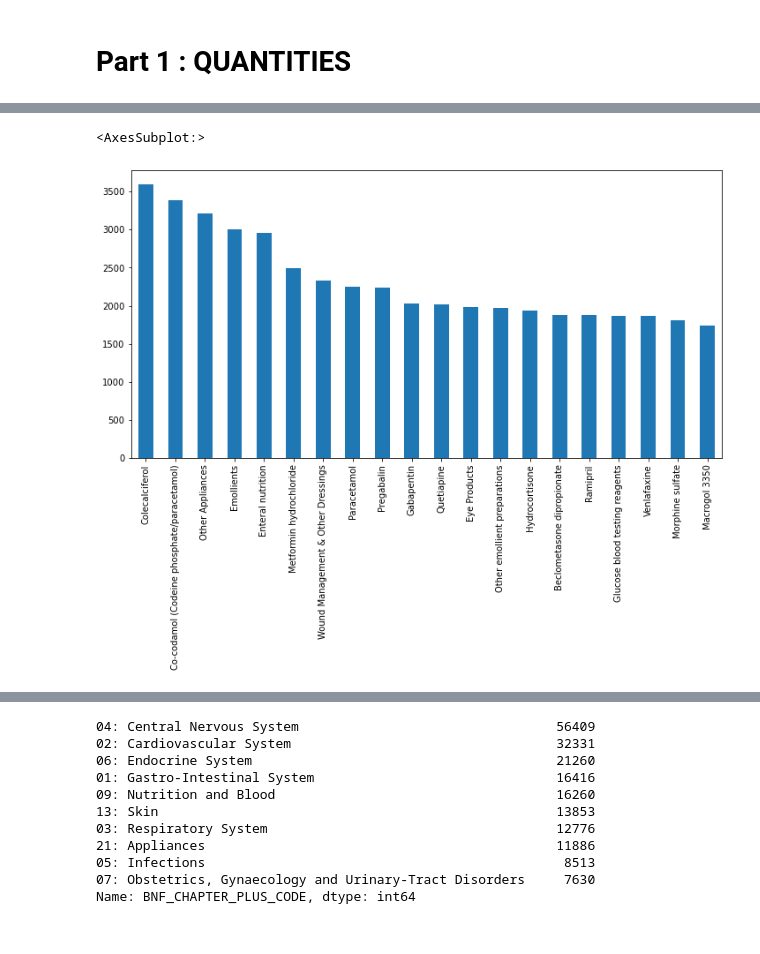
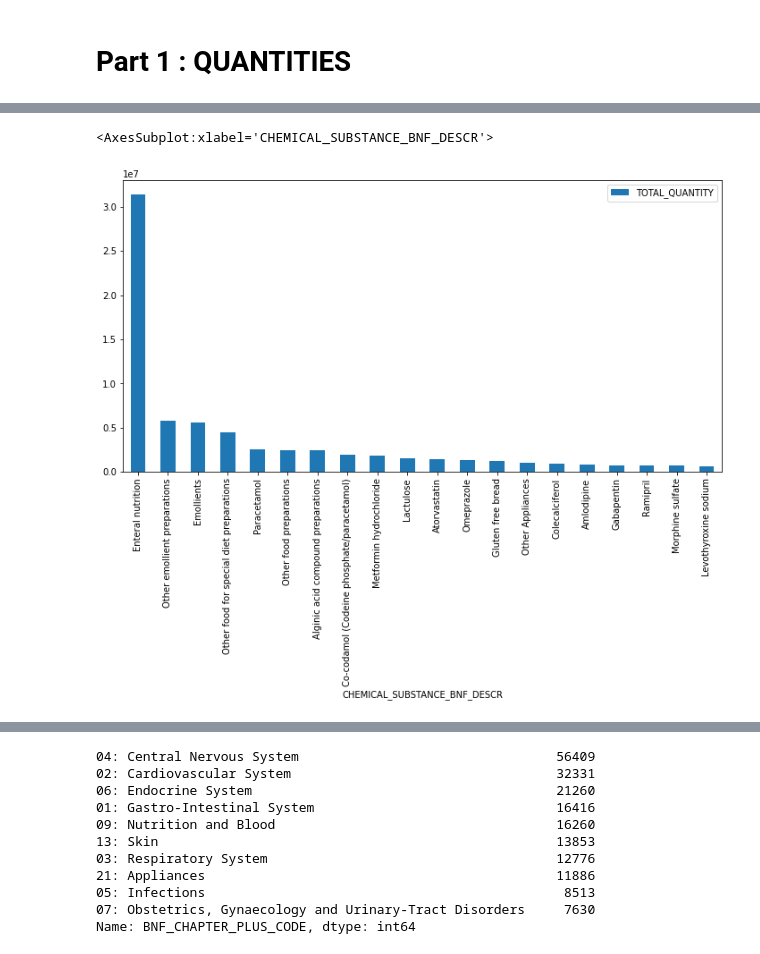
Before and after one commit to kamalmasarweh/project, a Jupyter notebook: Group work.ipynb, the cells around one changed output, grey strips where cells are left out. Saved outputs shown, nothing was run; the diff lists cells and outputs as text; code cells hidden in the pictures.

```diff
--- a/Group work.ipynb
+++ b/Group work.ipynb
@@ -69,6 +84,7 @@ Name: CHEMICAL_SUBSTANCE_BNF_DESCR, dtype: int64
 # 2020 prescriptions overall quantity
 
 drug_quantity_20 = epd_20[["CHEMICAL_SUBSTANCE_BNF_DESCR","TOTAL_QUANTITY"]]
-drug_quantity_20
+drug_quantity_sum_20 = drug_quantity_20.groupby('CHEMICAL_SUBSTANCE_BNF_DESCR', as_index=False)["TOTAL_QUANTITY"].sum()
+drug_quantity_sum_20
 # %% [output]
 |  | CHEMICAL_SUBSTANCE_BNF_DESCR | TOTAL_QUANTITY |
@@ -87,6 +103,6 @@ drug_quantity_20
 # %%
-# 2020 prescriptions  - 10 most prescribed
+# 2020 prescriptions  - 20 most prescribed
 
-drug_count_20 = epd_20["CHEMICAL_SUBSTANCE_BNF_DESCR"].value_counts()
-drug_count_20.head(29)
+drug_quantity_top_20=drug_quantity_sum_20.sort_values(by=['TOTAL_QUANTITY'],ascending=False)
+drug_quantity_top_20.head(20)
 # %% [output]
@@ -118,8 +134,8 @@ drug_21_main.plot.bar(figsize=(12,6))
 # %%
 # Separate bar chart for most prescribed drugs 2020
 
-drug_20_main = drug_count_20.head(20)
-drug_20_main.plot.bar(figsize=(12,6))
+drug_20_main=drug_quantity_top_20.head(20)
+drug_20_main.plot.bar(x='CHEMICAL_SUBSTANCE_BNF_DESCR',y='TOTAL_QUANTITY',figsize=(12,6))
 # %% [output]
-<AxesSubplot:>
+<AxesSubplot:xlabel='CHEMICAL_SUBSTANCE_BNF_DESCR'>
-[figure, old version]
+[figure, new version]
```
Also changed, not shown: parts of 27 cells of this notebook, 2 other files.
